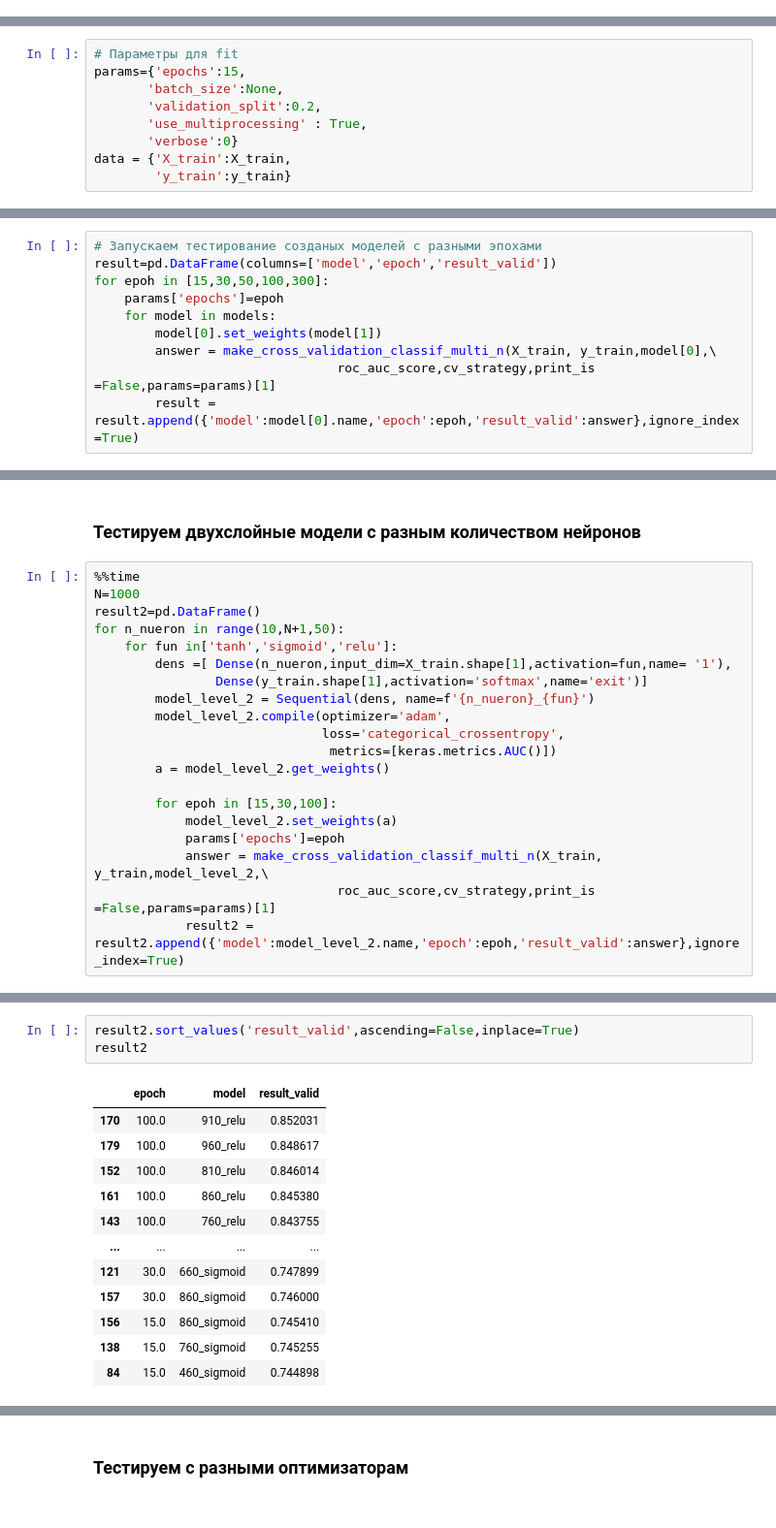
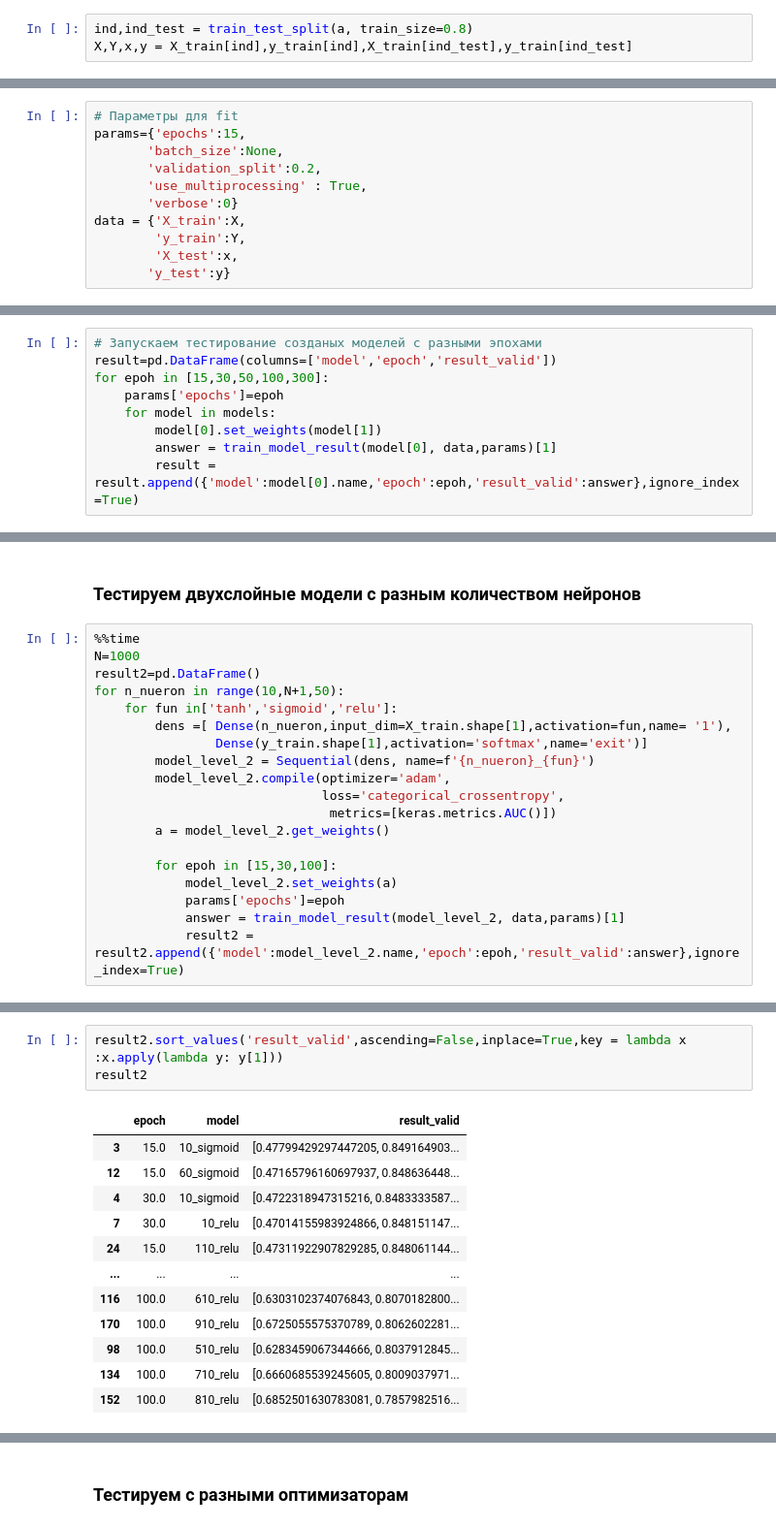
Before and after one commit to Vitalylqw/Neural_network, a Jupyter notebook: hw_2_3.ipynb, the cells around one changed output, grey strips where cells are left out. Shown at 97% size. Saved outputs shown, nothing was run; the diff lists cells and outputs as text.

```diff
--- a/hw_2_3.ipynb
+++ b/hw_2_3.ipynb
@@ -144,3 +170,6 @@ for i in continuous_feature + discrete_feature:
 # нормализуем данные
 X_train= normalize(X_train.to_numpy())
 y_train= to_categorical(y_train.to_numpy())
+# %%
+ind,ind_test = train_test_split(a, train_size=0.8)
+X,Y,x,y = X_train[ind],y_train[ind],X_train[ind_test],y_train[ind_test]
@@ -198,7 +231,9 @@ params={'epochs':15,
        'validation_split':0.2,
        'use_multiprocessing' : True,
        'verbose':0}
-data = {'X_train':X_train,
-        'y_train':y_train}
+data = {'X_train':X,
+        'y_train':Y,
+        'X_test':x,
+       'y_test':y}
 # %%
 # тестировать будем на кросвалидации. делим на 5 фолдоф, оцениваем по OOF-score по всей выборке
@@ -231,7 +246,6 @@ for epoh in [15,30,50,100,300]:
     params['epochs']=epoh
     for model in models:
         model[0].set_weights(model[1])
-        answer = make_cross_validation_classif_multi_n(X_train, y_train,model[0],\
-                                roc_auc_score,cv_strategy,print_is =False,params=params)[1]
+        answer = train_model_result(model[0], data,params)[1]
         result = result.append({'model':model[0].name,'epoch':epoh,'result_valid':answer},ignore_index=True)
 # %% [output]
@@ -276,7 +306,6 @@ for n_nueron in range(10,N+1,50):
         for epoh in [15,30,100]:
             model_level_2.set_weights(a)
             params['epochs']=epoh
-            answer = make_cross_validation_classif_multi_n(X_train, y_train,model_level_2,\
-                                roc_auc_score,cv_strategy,print_is =False,params=params)[1]
+            answer = train_model_result(model_level_2, data,params)[1]
             result2 = result2.append({'model':model_level_2.name,'epoch':epoh,'result_valid':answer},ignore_index=True)
 # %% [output]
@@ -284,19 +329,19 @@ Wall time: 1h 33min 52s
 # %%
-result2.sort_values('result_valid',ascending=False,inplace=True)
+result2.sort_values('result_valid',ascending=False,inplace=True,key = lambda x :x.apply(lambda y: y[1]))
 result2
 # %% [output]
 |  | epoch | model | result_valid |
-| 170 | 100.0 | 910_relu | 0.852031 |
-| 179 | 100.0 | 960_relu | 0.848617 |
-| 152 | 100.0 | 810_relu | 0.846014 |
-| 161 | 100.0 | 860_relu | 0.845380 |
-| 143 | 100.0 | 760_relu | 0.843755 |
+| 3 | 15.0 | 10_sigmoid | [0.47799429297447205, 0.849164903... |
+| 12 | 15.0 | 60_sigmoid | [0.47165796160697937, 0.848636448... |
+| 4 | 30.0 | 10_sigmoid | [0.4722318947315216, 0.8483333587... |
+| 7 | 30.0 | 10_relu | [0.47014155983924866, 0.848151147... |
+| 24 | 15.0 | 110_relu | [0.47311922907829285, 0.848061144... |
 | ... | ... | ... | ... |
-| 121 | 30.0 | 660_sigmoid | 0.747899 |
-| 157 | 30.0 | 860_sigmoid | 0.746000 |
-| 156 | 15.0 | 860_sigmoid | 0.745410 |
-| 138 | 15.0 | 760_sigmoid | 0.745255 |
-| 84 | 15.0 | 460_sigmoid | 0.744898 |
+| 116 | 100.0 | 610_relu | [0.6303102374076843, 0.8070182800... |
+| 170 | 100.0 | 910_relu | [0.6725055575370789, 0.8062602281... |
+| 98 | 100.0 | 510_relu | [0.6283459067344666, 0.8037912845... |
+| 134 | 100.0 | 710_relu | [0.6660685539245605, 0.8009037971... |
+| 152 | 100.0 | 810_relu | [0.6852501630783081, 0.7857982516... |
 180 rows × 3 columns
 # %% [markdown]
 ### Тестируем с разными оптимизаторам
```
Also changed, not shown: parts of 34 cells of this notebook.
